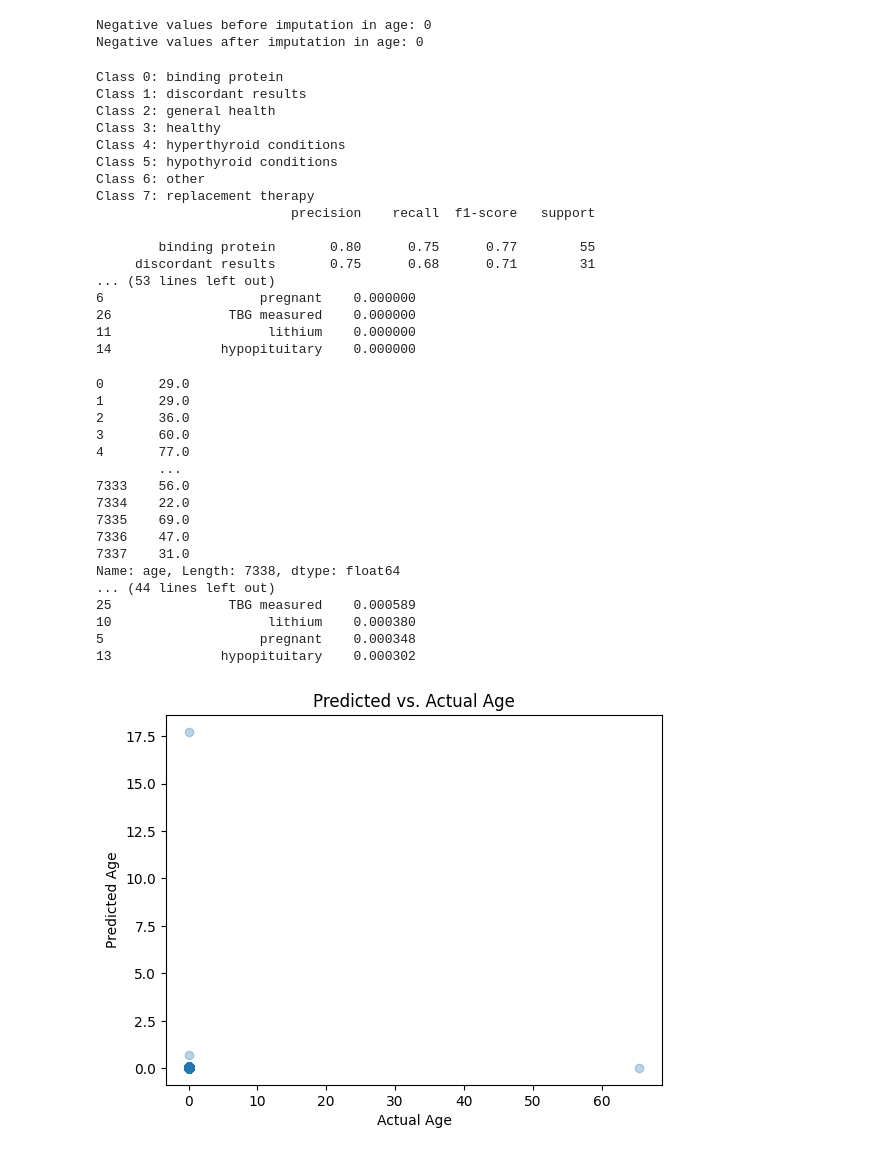
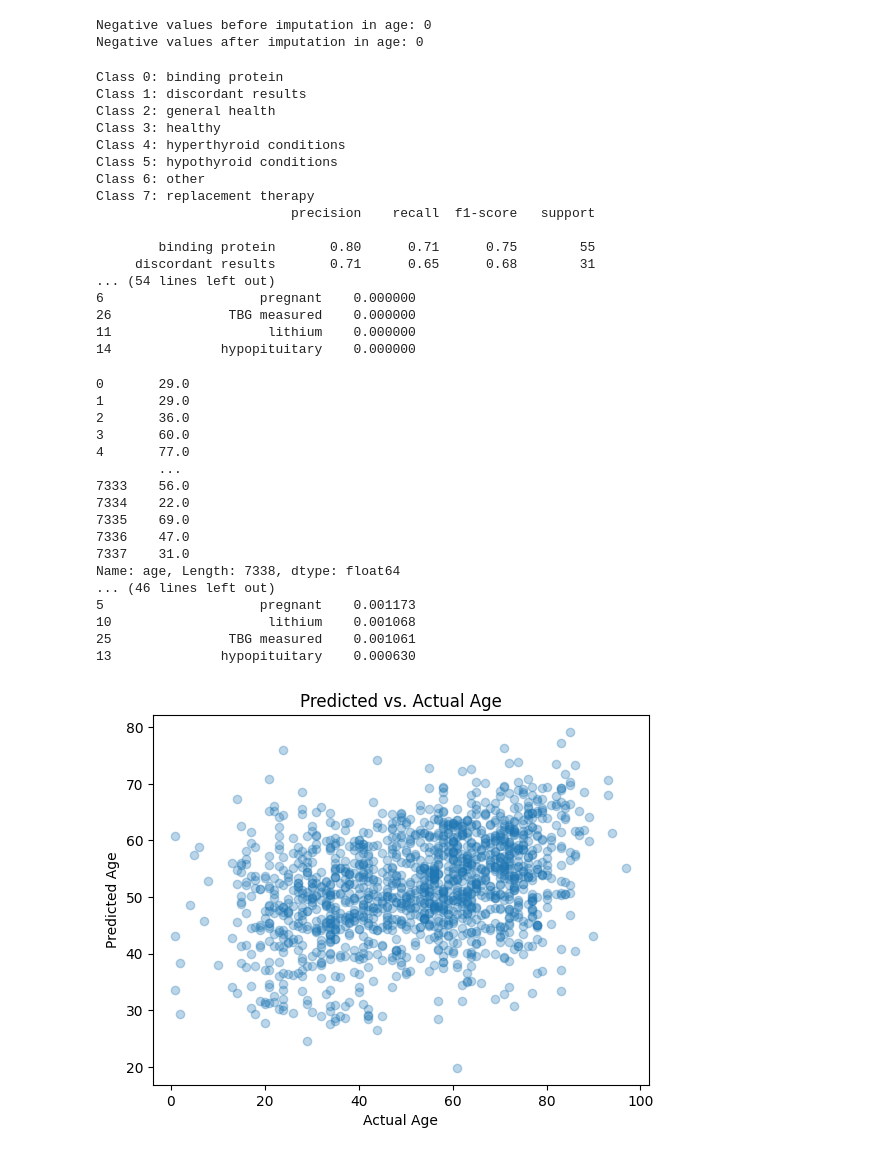
Before and after one commit to PedroMarques321/projeto_EC, a Jupyter notebook: projeto.ipynb, the cells around one changed output. Drawn from its saved outputs; the diff is of its cells as text; code cells hidden in the pictures.

Commit message:
Age prediction model: removed outliers, values are a bit more normal

```diff
--- a/projeto.ipynb
+++ b/projeto.ipynb
@@ -130,6 +131,10 @@ print('MSE:', mean_squared_error(y_test_diag, y_pred_diag))
 rmse = np.sqrt(mean_squared_error(y_test_diag, y_pred_diag))
 print('RMSE:', rmse)
 
+# Calculate accuracy
+accuracy = accuracy_score(y_test_diag, y_pred_diag)
+print('Accuracy score:', accuracy)
+
 # Feature importance for diagnosis prediction
 importances_diag = dt_classifier.feature_importances_
 feature_importance_dt_diag = pd.DataFrame({'Feature': X_diagnosis.columns, 'Importance': importances_diag})
@@ -145,25 +150,36 @@ Class 6: other
 Class 7: replacement therapy
                          precision    recall  f1-score   support
 
-        binding protein       0.80      0.75      0.77        55
-     discordant results       0.75      0.68      0.71        31
-... (53 lines left out)
+        binding protein       0.80      0.71      0.75        55
+     discordant results       0.71      0.65      0.68        31
+... (54 lines left out)
 6                    pregnant    0.000000
 26               TBG measured    0.000000
 11                    lithium    0.000000
 14              hypopituitary    0.000000
 # %%
 #---------Age prediction model---------#
-
-from sklearn.ensemble import RandomForestRegressor
-
 
 X_age = data.drop(['age'], axis=1)
 y_age = data['age']
 
 print(y_age)
+
+# Removing outliers (example using IQR method)
+Q1 = y_age.quantile(0.25)
+Q3 = y_age.quantile(0.75)
+IQR = Q3 - Q1
+outlier_mask = (y_age >= (Q1 - 1.5 * IQR)) & (y_age <= (Q3 + 1.5 * IQR))
+
+X_age_no_outliers = X_age[outlier_mask]
+y_age_no_outliers = y_age[outlier_mask]
+record_identification_no_outliers = record_identification[outlier_mask]
+
+# Continue with splitting and training as before with the cleaned data
+
+
 # Split data into training and testing sets for age prediction
-X_train_age, X_test_age, y_train_age, y_test_age, record_train, record_test = train_test_split(X_age, y_age, record_identification, test_size=0.2, random_state=42)
+X_train_age, X_test_age, y_train_age, y_test_age, record_train, record_test = train_test_split(X_age_no_outliers, y_age_no_outliers, record_identification_no_outliers, test_size=0.2, random_state=42)
 
 # Apply feature scaling
 scaler = StandardScaler()
@@ -186,40 +202,48 @@ predictions_df = pd.DataFrame({'Record Identification': record_test, 'Actual Age
 print(predictions_df)
 print('MSE:', mean_squared_error(y_test_age, y_pred_age))
 
 # Calculate RMSE
 rmse = np.sqrt(mean_squared_error(y_test_age, y_pred_age))
 print('RMSE:', rmse)
 
+# Calculate accuracy
+accuracy_age = gbr_regressor.score(X_test_age, y_test_age)
+print('Accuracy score:', accuracy_age)
+
+# Calculate R2 score
+r2 = r2_score(y_test_age, y_pred_age)
+print('R2 score:', r2)
+
 # Feature importance for age prediction
 importances_age = gbr_regressor.feature_importances_
 feature_importance_rf_age = pd.DataFrame({'Feature': X_age.columns, 'Importance': importances_age})
 print(feature_importance_rf_age.sort_values(by='Importance', ascending=False))
 
 # Plot predicted vs. actual ages
-plt.scatter(y_test_age/1000, y_pred_age/1000, alpha=0.3)
+plt.scatter(y_test_age, y_pred_age, alpha=0.3)
 plt.xlabel('Actual Age')
 plt.ylabel('Predicted Age')
 plt.title('Predicted vs. Actual Age')
 plt.show()
 # %% [output]
 0       29.0
 1       29.0
 2       36.0
 3       60.0
 4       77.0
         ...
 7333    56.0
 7334    22.0
 7335    69.0
 7336    47.0
 7337    31.0
 Name: age, Length: 7338, dtype: float64
-... (44 lines left out)
-25               TBG measured    0.000589
-10                    lithium    0.000380
-5                    pregnant    0.000348
-13              hypopituitary    0.000302
+... (46 lines left out)
+5                    pregnant    0.001173
+10                    lithium    0.001068
+25               TBG measured    0.001061
+13              hypopituitary    0.000630
-[figure, old version]
+[figure, new version]
 # %%
 #---------Sex prediction model---------#
 
```
Also changed, not shown: parts of 2 cells of this notebook.
